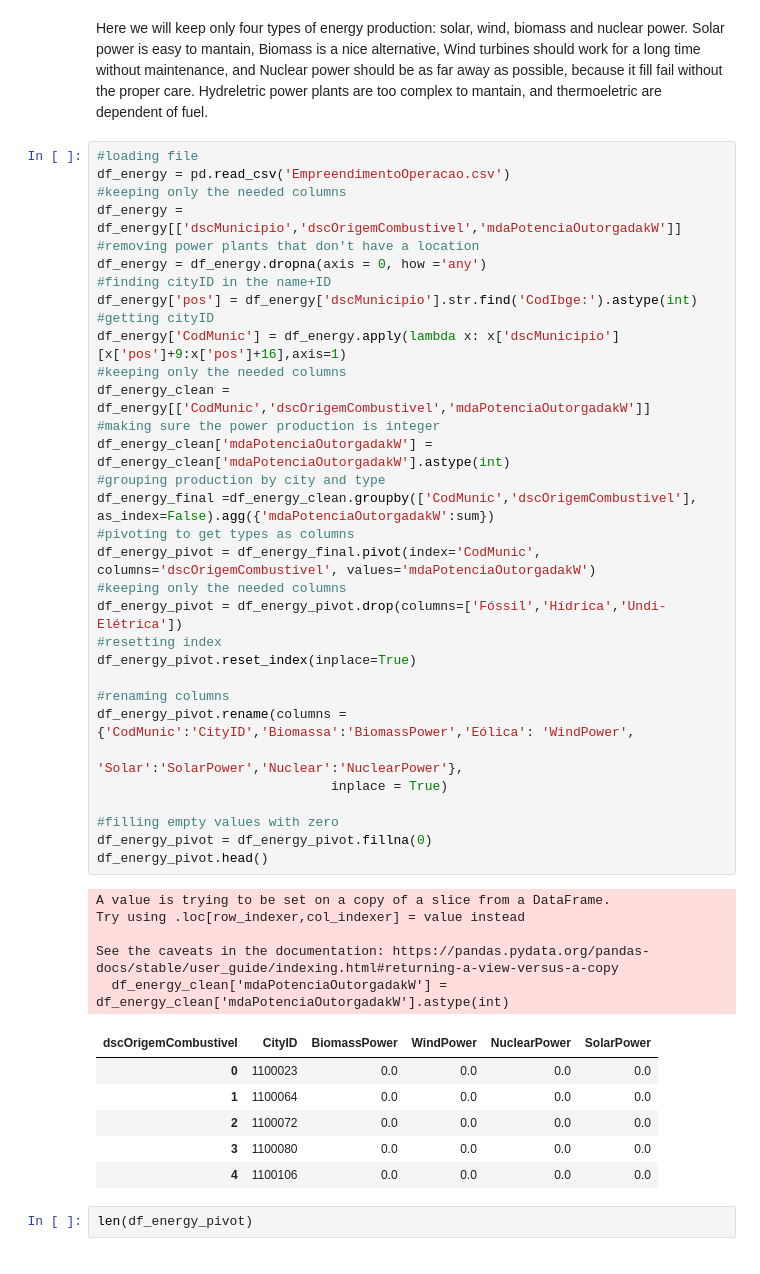
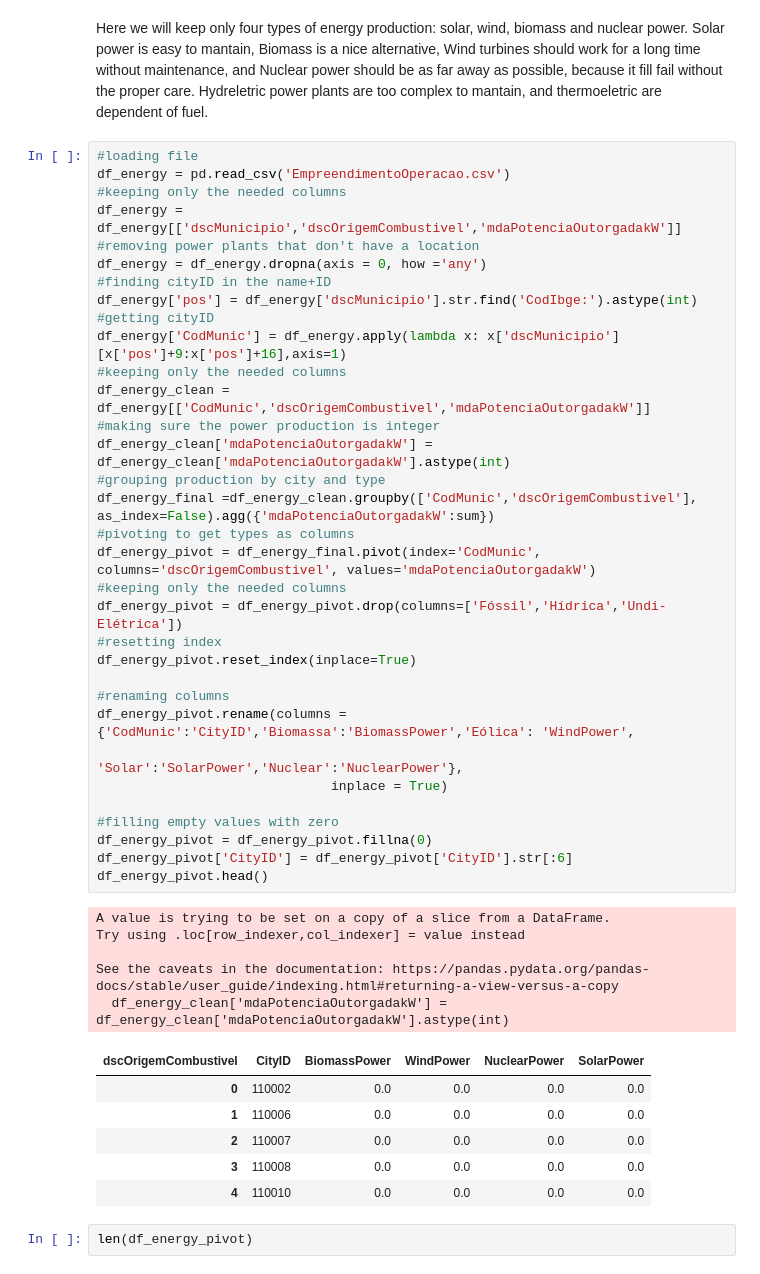
Before and after one commit to secretaria-ICA/Bem_Vindo_ao_Apocalipse_Brasileiro, a Jupyter notebook: apocalipse.ipynb, the cells around one changed output. Saved outputs shown, nothing was run; the diff lists cells and outputs as text.

```diff
--- a/apocalipse.ipynb
+++ b/apocalipse.ipynb
@@ -160,38 +171,39 @@ df_energy['pos'] = df_energy['dscMunicipio'].str.find('CodIbge:').astype(int)
 #getting cityID
 df_energy['CodMunic'] = df_energy.apply(lambda x: x['dscMunicipio'][x['pos']+9:x['pos']+16],axis=1)
 #keeping only the needed columns
 df_energy_clean = df_energy[['CodMunic','dscOrigemCombustivel','mdaPotenciaOutorgadakW']]
 #making sure the power production is integer
 df_energy_clean['mdaPotenciaOutorgadakW'] = df_energy_clean['mdaPotenciaOutorgadakW'].astype(int)
 #grouping production by city and type
 df_energy_final =df_energy_clean.groupby(['CodMunic','dscOrigemCombustivel'], as_index=False).agg({'mdaPotenciaOutorgadakW':sum})
 #pivoting to get types as columns
 df_energy_pivot = df_energy_final.pivot(index='CodMunic', columns='dscOrigemCombustivel', values='mdaPotenciaOutorgadakW')
 #keeping only the needed columns
 df_energy_pivot = df_energy_pivot.drop(columns=['Fóssil','Hídrica','Undi-Elétrica'])
 #resetting index
 df_energy_pivot.reset_index(inplace=True)
 
 #renaming columns
 df_energy_pivot.rename(columns = {'CodMunic':'CityID','Biomassa':'BiomassPower','Eólica': 'WindPower',
                                   'Solar':'SolarPower','Nuclear':'NuclearPower'},
                               inplace = True)
 
 #filling empty values with zero
 df_energy_pivot = df_energy_pivot.fillna(0)
+df_energy_pivot['CityID'] = df_energy_pivot['CityID'].str[:6]
 df_energy_pivot.head()
 # %% [output]
 A value is trying to be set on a copy of a slice from a DataFrame.
 Try using .loc[row_indexer,col_indexer] = value instead
 
 See the caveats in the documentation: https://pandas.pydata.org/pandas-docs/stable/user_guide/indexing.html#returning-a-view-versus-a-copy
   df_energy_clean['mdaPotenciaOutorgadakW'] = df_energy_clean['mdaPotenciaOutorgadakW'].astype(int)
 | dscOrigemCombustivel | CityID | BiomassPower | WindPower | NuclearPower | SolarPower |
-| 0 | 1100023 | 0.0 | 0.0 | 0.0 | 0.0 |
-| 1 | 1100064 | 0.0 | 0.0 | 0.0 | 0.0 |
-| 2 | 1100072 | 0.0 | 0.0 | 0.0 | 0.0 |
-| 3 | 1100080 | 0.0 | 0.0 | 0.0 | 0.0 |
-| 4 | 1100106 | 0.0 | 0.0 | 0.0 | 0.0 |
+| 0 | 110002 | 0.0 | 0.0 | 0.0 | 0.0 |
+| 1 | 110006 | 0.0 | 0.0 | 0.0 | 0.0 |
+| 2 | 110007 | 0.0 | 0.0 | 0.0 | 0.0 |
+| 3 | 110008 | 0.0 | 0.0 | 0.0 | 0.0 |
+| 4 | 110010 | 0.0 | 0.0 | 0.0 | 0.0 |
 # %%
 len(df_energy_pivot)
 # %% [output]
```
Also changed, not shown: parts of 94 cells of this notebook.
